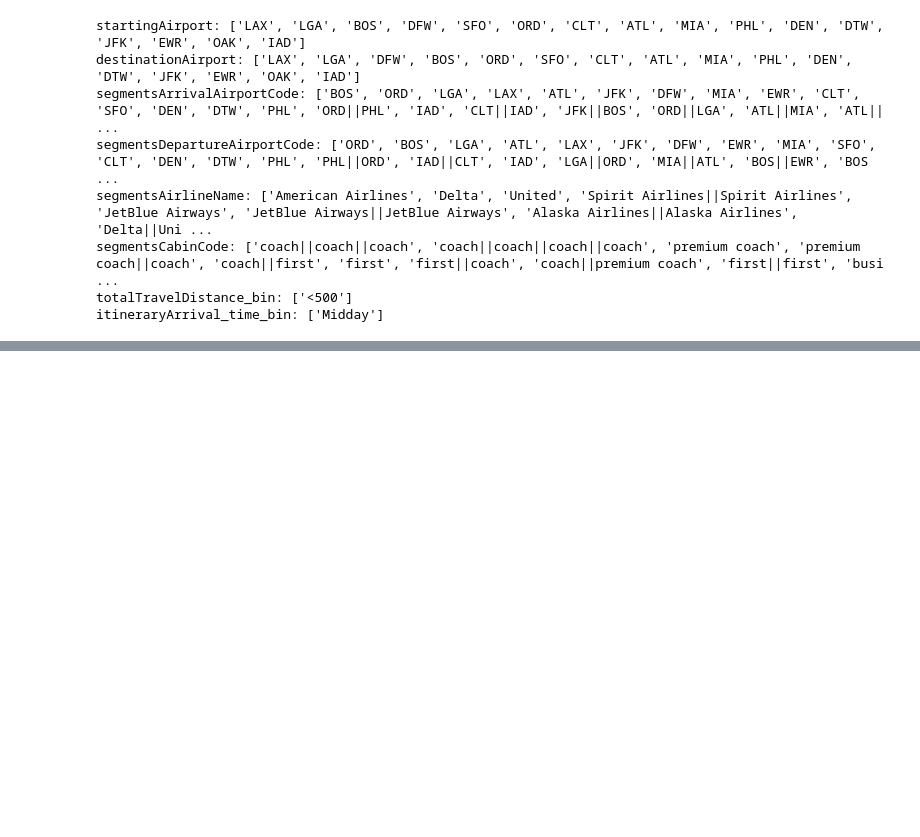
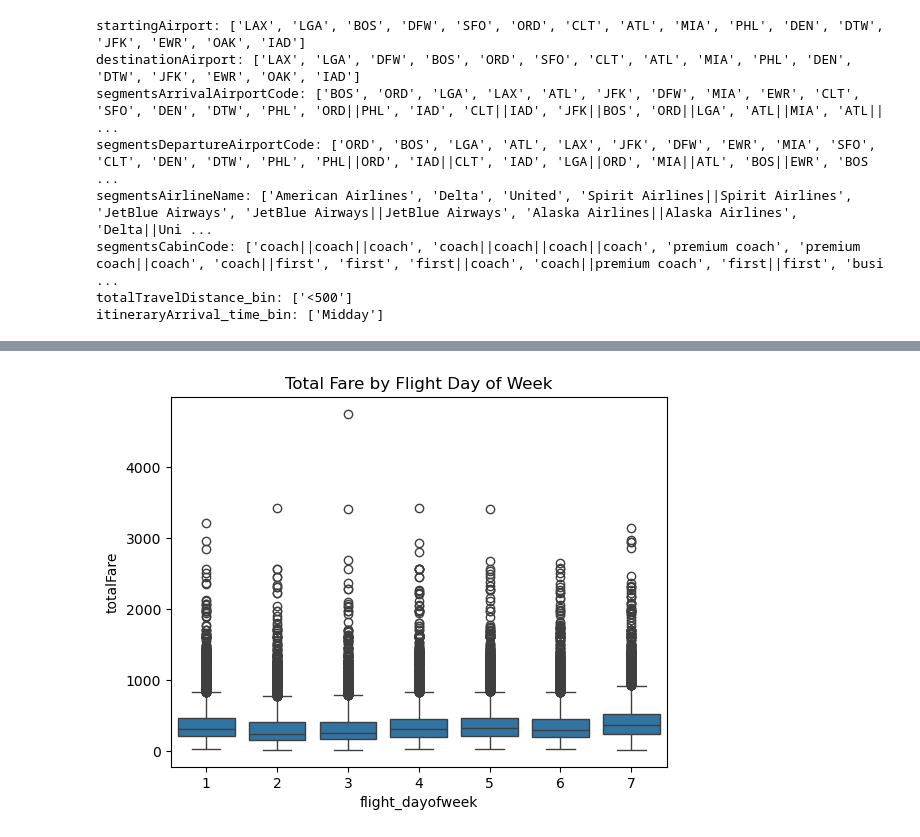
Before and after one commit to andreavreug/Airline-Fare-Prediction, a Jupyter notebook: Pricing_Analysis.ipynb, the cells around one changed output, grey strips where cells are left out. Saved outputs shown, nothing was run; the diff lists cells and outputs as text; code cells hidden in the pictures; blank space fills up the shorter version.

```diff
--- a/Pricing_Analysis.ipynb
+++ b/Pricing_Analysis.ipynb
@@ -708,0 +728,6 @@ itineraryArrival_time_bin: ['Midday']
+# %%
+sns.boxplot(x='flight_dayofweek', y='totalFare', data=data)
+plt.title('Total Fare by Flight Day of Week')
+plt.show()
+# %% [output]
+[figure, added]
```
Also changed, not shown: parts of 5 cells of this notebook.
